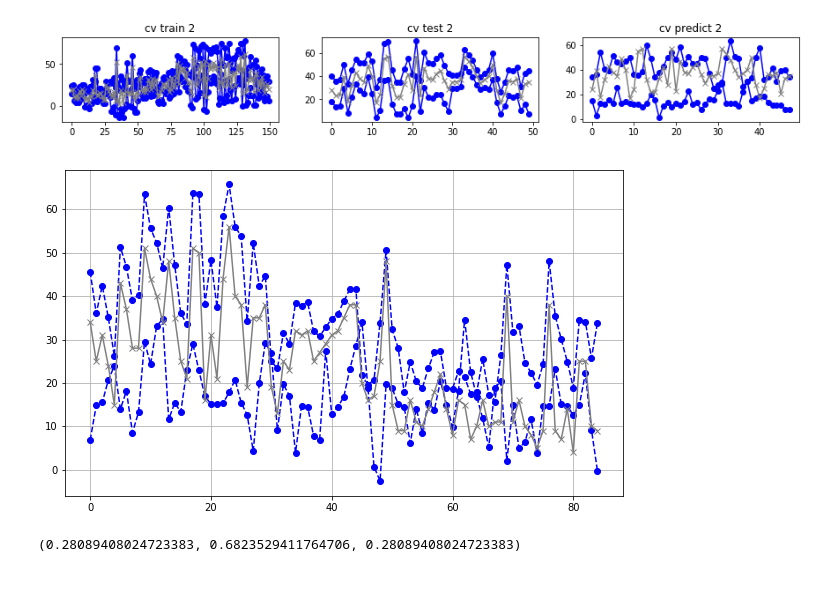
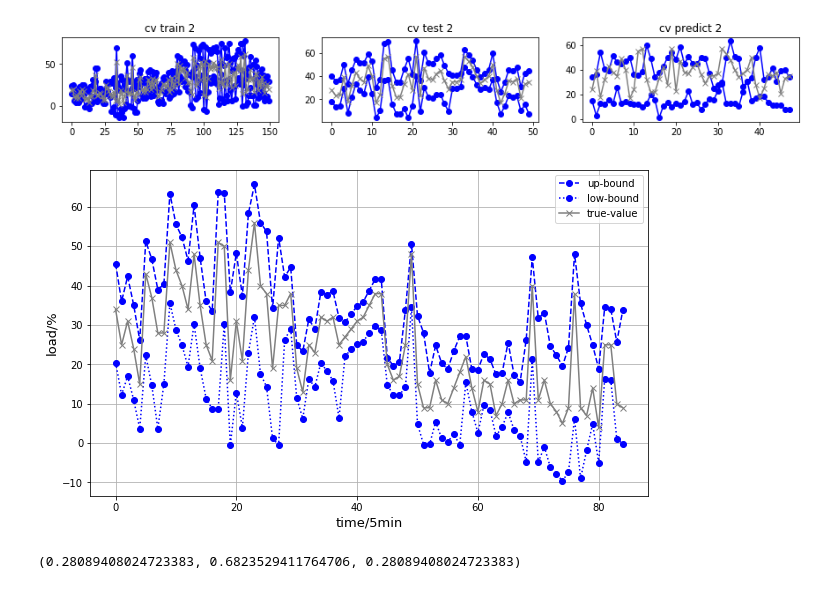
Before and after one commit to wzt3309/container-sim, a Jupyter notebook: predict/06_pso-svm_predict.ipynb, the cells around one changed output. Saved outputs shown, nothing was run; the diff lists cells and outputs as text; code cells hidden in the pictures.

Commit message:
save figure sm,tr,pe predict

```diff
--- a/predict/06_pso-svm_predict.ipynb
+++ b/predict/06_pso-svm_predict.ipynb
@@ -319,32 +327,36 @@ cwcf(*tr_pos, tr_train, tru_train, trl_train, isplt=True)
 # %%
 # 滞后期数列 d>1 因为不能用当前点预测当前点
 # svm gamma取值范围[0.0001, 1] C取值范围[1,30]，这个范围之后用在
 diff = 3
 xu_tr, yu_tr = split_to_xy(tru_train, d=range(diff))
 xu_te, yu_te = split_to_xy(tru_test, d=range(diff))
 svru = svm.SVR(gamma=tr_pos[0], C=tr_pos[1])
 svru.fit(xu_tr, yu_tr)
 pu = svru.predict(xu_te)
 
 plt.figure(figsize=(10,6))
-# plt.subplot(121)
-plt.plot(pu, color='blue', marker='o', linestyle='--')
+ax = plt.subplot(111)
+l1, = plt.plot(pu, color='blue', marker='o', linestyle='--')
 # plt.subplot(122)
 # plt.plot(yu_te, color='gray', linestyle='--')
 
 xl_tr, yl_tr = split_to_xy(trl_train, d=range(1,diff))
 xl_te, yl_te = split_to_xy(trl_test, d=range(1,diff))
 svrl = svm.SVR(gamma=tr_pos[2], C=tr_pos[3])
 svrl.fit(xl_tr, yl_tr)
 pl = svrl.predict(xl_te)
 # plt.subplot(122)
-plt.plot(pl, color='blue', marker='o', linestyle='--')
+l2, = plt.plot(pl, color='blue', marker='o', linestyle=':')
 tmp = trend_ts[train_size+diff-1:]
 tmp.index = range(len(tmp))
-plt.plot(tmp, color='gray', marker='x')
+l3, = plt.plot(tmp, color='gray', marker='x')
 plt.grid()
+plt.legend(handles=[l1,l2,l3], labels=['up-bound','low-bound','true-value'], loc='upper right')
+ax.set_xlabel('time/5min',fontsize=13)
+ax.set_ylabel('load/%',fontsize=13)
+plt.savefig('./fig/3-9_b_tr_predict', dpi=600)
 # %% [output]
-[figure, old version]
+[figure, new version]
 # %%
 picp2 = me.picpf(tmp, pu, pl)
 pinew2 = me.pinewf(pu, pl)
```
Also changed, not shown: parts of 3 cells of this notebook, 5 other files.
